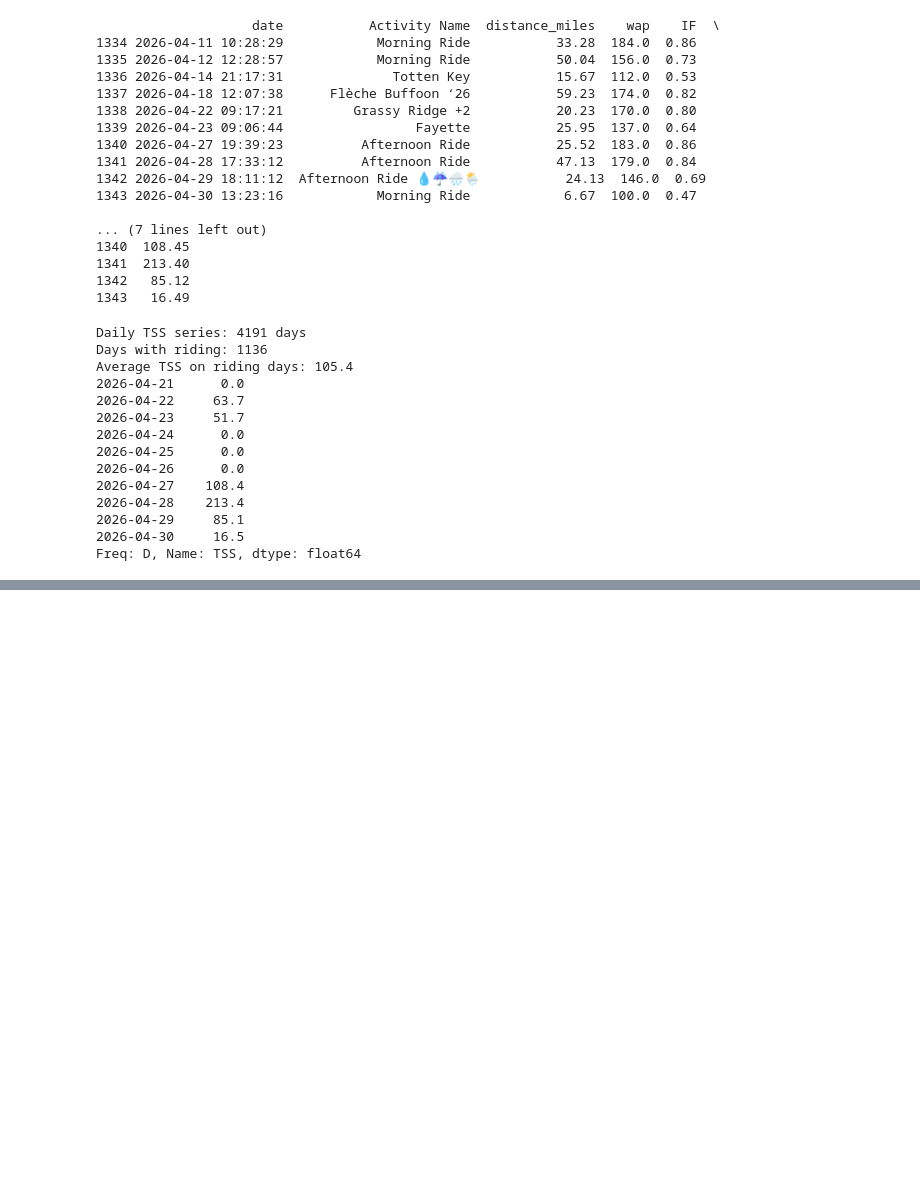
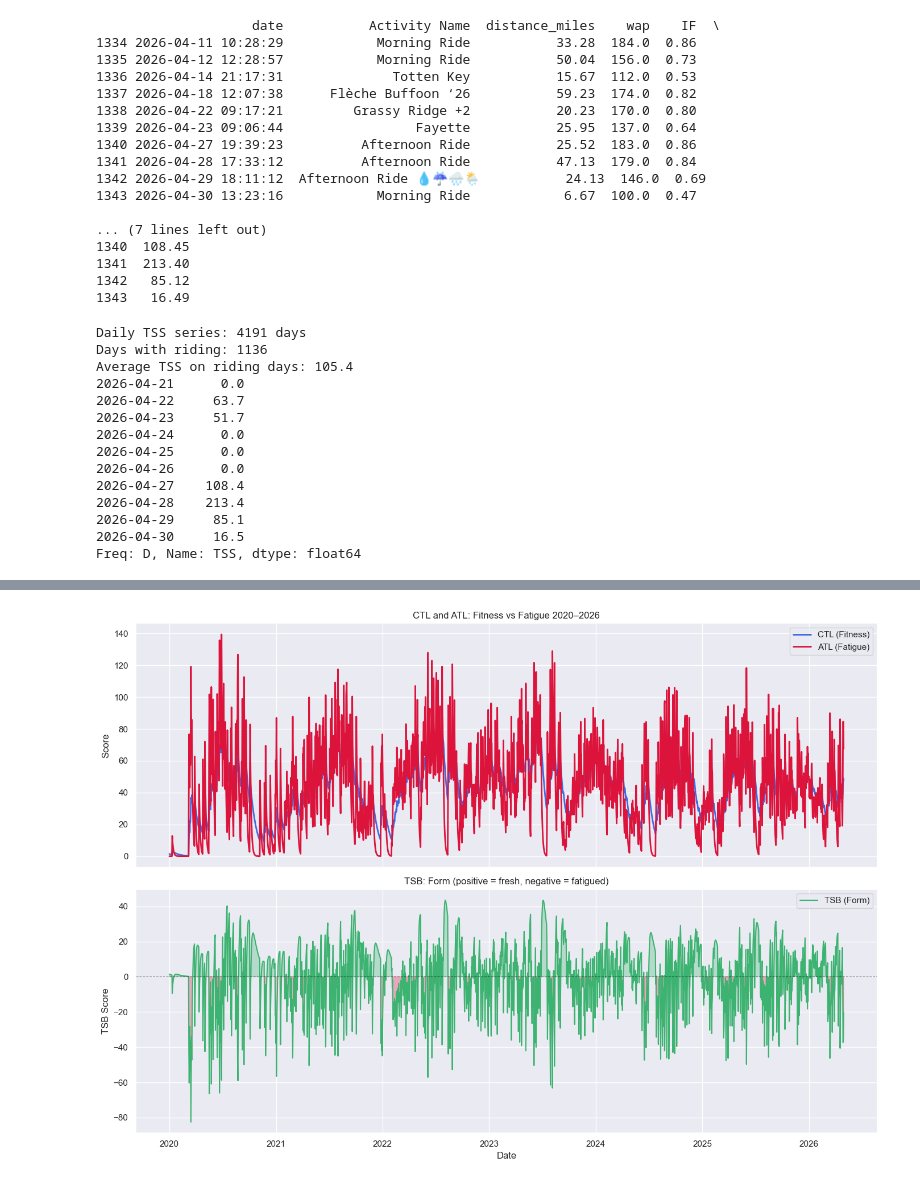
Before and after one commit to kevinbarry7/strava, a Jupyter notebook: strava_analysis.ipynb, the cells around one changed output, grey strips where cells are left out. Saved outputs shown, nothing was run; the diff lists cells and outputs as text; code cells hidden in the pictures; blank space fills up the shorter version.

Commit message:
Add sections 1-3: annual trends, monthly patterns, training load modeling

```diff
--- a/strava_analysis.ipynb
+++ b/strava_analysis.ipynb
@@ -492,3 +492,21 @@ Average TSS on riding days: 105.4
 2026-04-29     85.1
 2026-04-30     16.5
 Freq: D, Name: TSS, dtype: float64
+# %%
+# Calculate CTL, ATL and TSB
+ctl_decay = 1 - (1/42)
+atl_decay = 1 - (1/7)
+
+ctl = daily_tss.ewm(span=42, adjust=False).mean()
+atl = daily_tss.ewm(span=7, adjust=False).mean()
+tsb = ctl - atl
+
+# Combine into a dataframe
+fitness = pd.DataFrame({
+    'TSS': daily_tss,
+    'CTL': ctl,
+    'ATL': atl,
+    'TSB': tsb
+})
+
+print(fitness.tail(10).round(1))
@@ -494,0 +525,34 @@ Freq: D, Name: TSS, dtype: float64
+# %%
+# using the fitness dataframe, let's plot CTL, ATL and TSB over time to visualize training load and recovery patterns
+# Focus on the period from 2020 to 2026 to see recent trends and patterns in training load and recovery
+
+fitness_recent = fitness[fitness.index >= '2020-01-01']
+
+fig, (ax1, ax2) = plt.subplots(2, 1, figsize=(14, 10), sharex=True)
+
+# Top panel - CTL and ATL
+ax1.plot(fitness_recent.index, fitness_recent['CTL'], label='CTL (Fitness)',
+         color='royalblue', linewidth=2)
+ax1.plot(fitness_recent.index, fitness_recent['ATL'], label='ATL (Fatigue)',
+         color='crimson', linewidth=2)
+ax1.set_ylabel('Score')
+ax1.set_title('CTL and ATL: Fitness vs Fatigue 2020–2026')
+ax1.legend()
+
+# Bottom panel - TSB only
+ax2.plot(fitness_recent.index, fitness_recent['TSB'], label='TSB (Form)',
+         color='mediumseagreen', linewidth=1.5)
+ax2.axhline(y=0, color='black', linestyle='--', linewidth=0.8, alpha=0.5)
+ax2.fill_between(fitness_recent.index, fitness_recent['TSB'], 0,
+                 where=fitness_recent['TSB'] >= 0, alpha=0.3, color='mediumseagreen')
+ax2.fill_between(fitness_recent.index, fitness_recent['TSB'], 0,
+                 where=fitness_recent['TSB'] < 0, alpha=0.3, color='crimson')
+ax2.set_ylabel('TSB Score')
+ax2.set_title('TSB: Form (positive = fresh, negative = fatigued)')
+ax2.set_xlabel('Date')
+ax2.legend()
+
+plt.tight_layout()
+plt.show()
+# %% [output]
+[figure, added]
```
Also changed, not shown: parts of 1 cell of this notebook, 1 other file.
